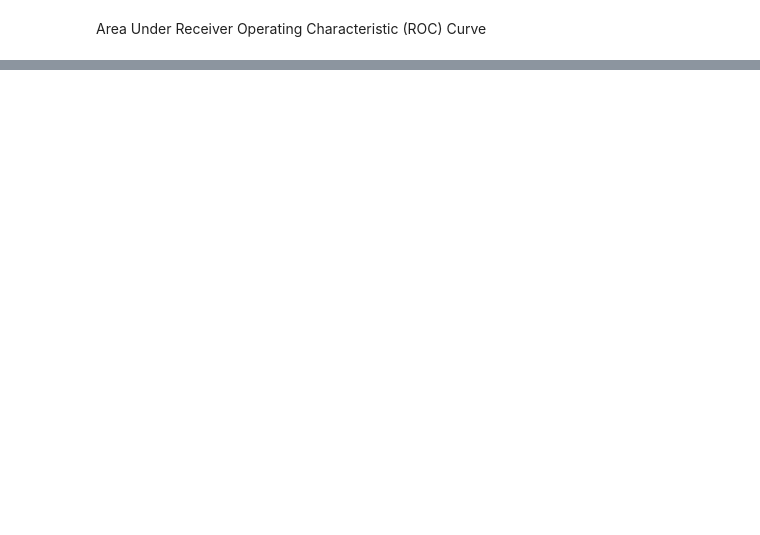
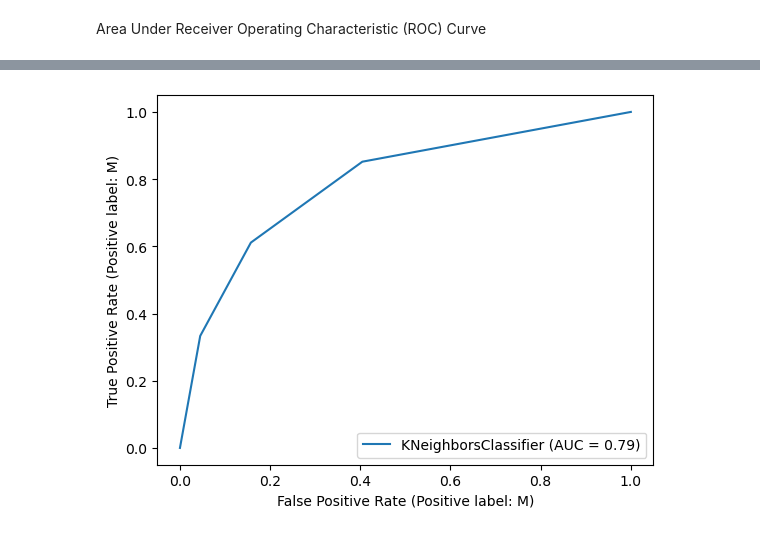
Before and after one commit to seamus2002/cancer-diagnosis-using-ml, a Jupyter notebook: notebooks/cancer_diagnosis_ml_sklearn.ipynb, the cells around one changed output, grey strips where cells are left out. Drawn from its saved outputs; the diff is of its cells as text; code cells hidden in the pictures; blank space fills up the shorter version.

```diff
--- a/notebooks/cancer_diagnosis_ml_sklearn.ipynb
+++ b/notebooks/cancer_diagnosis_ml_sklearn.ipynb
@@ -78,0 +191,4 @@ roc_curve_display = RocCurveDisplay.from_estimator(estimator=model, X=X_test, y=
+# %%
+neigh_roc_curve_display = RocCurveDisplay.from_estimator(estimator=neigh, X=X_test.values, y=y_test)
+# %% [output]
+[figure, added]
```
Also changed, not shown: parts of 38 cells of this notebook.
